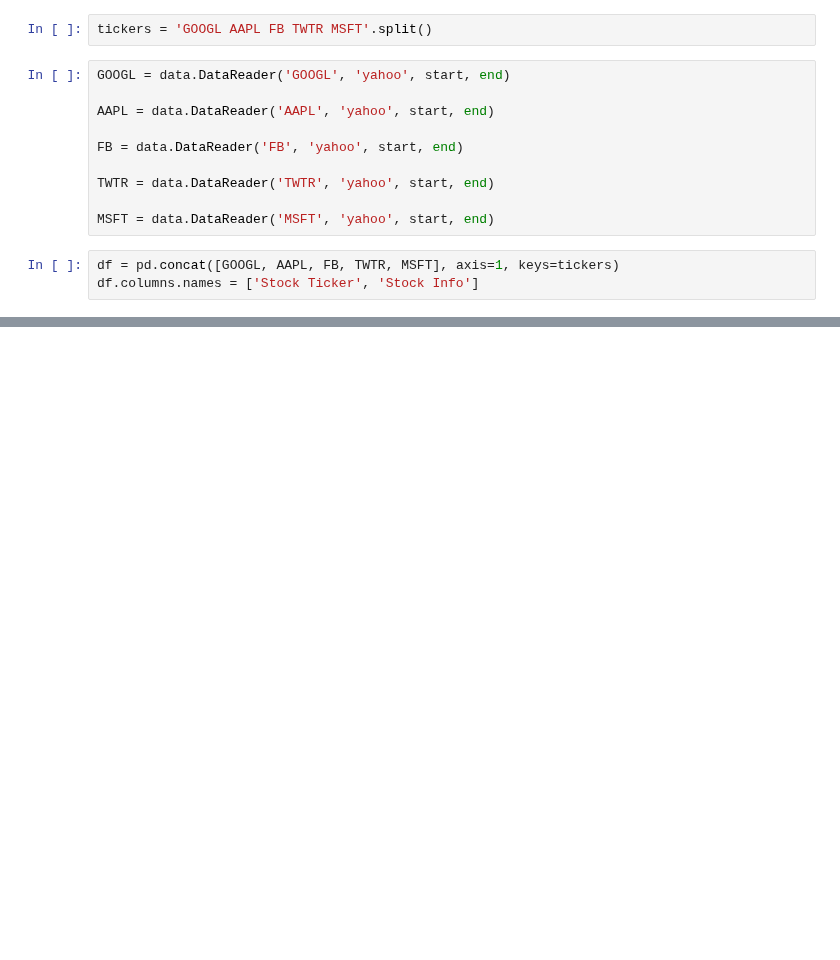
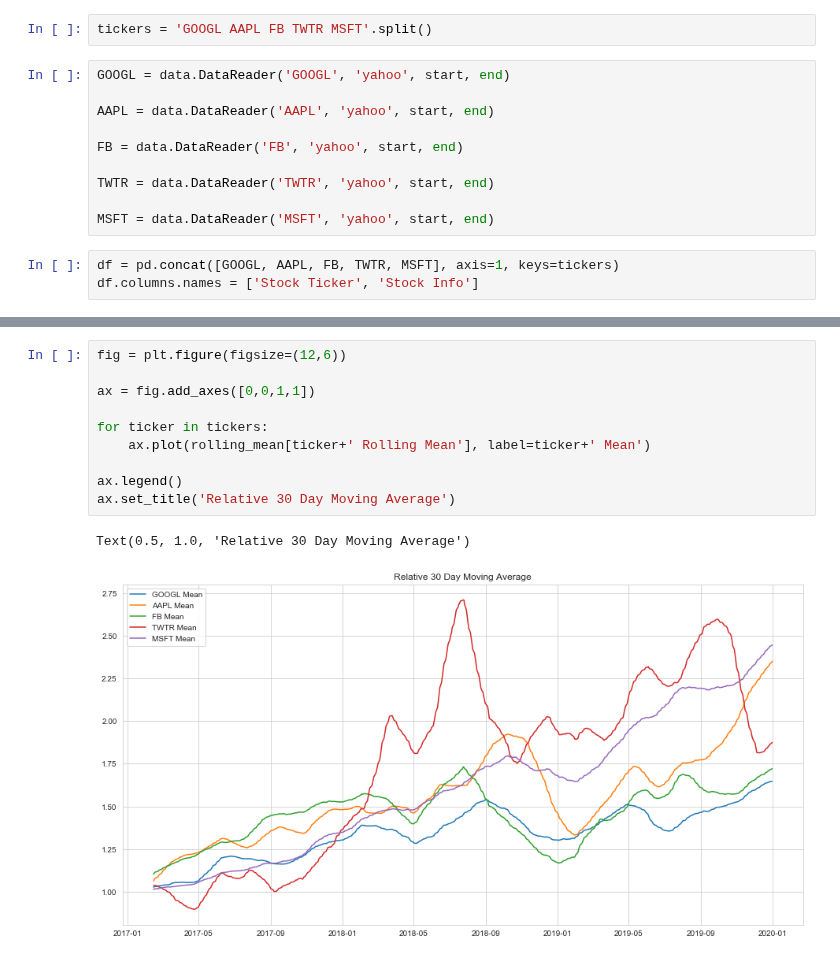
Before and after one commit to harryzyz/FiveTechStocksAnalysis, a Jupyter notebook: FiveTechStockAnalysis.ipynb, the cells around one changed output, grey strips where cells are left out. Saved outputs shown, nothing was run; the diff lists cells and outputs as text; blank space fills up the shorter version.

```diff
--- a/FiveTechStockAnalysis.ipynb
+++ b/FiveTechStockAnalysis.ipynb
@@ -36,0 +49,13 @@ df.head()
+# %%
+fig = plt.figure(figsize=(12,6))
+
+ax = fig.add_axes([0,0,1,1])
+
+for ticker in tickers:
+    ax.plot(rolling_mean[ticker+' Rolling Mean'], label=ticker+' Mean')
+
+ax.legend()
+ax.set_title('Relative 30 Day Moving Average')
+# %% [output]
+Text(0.5, 1.0, 'Relative 30 Day Moving Average')
+[figure, added]
```
Also changed, not shown: parts of 22 cells of this notebook, 1 other file.
